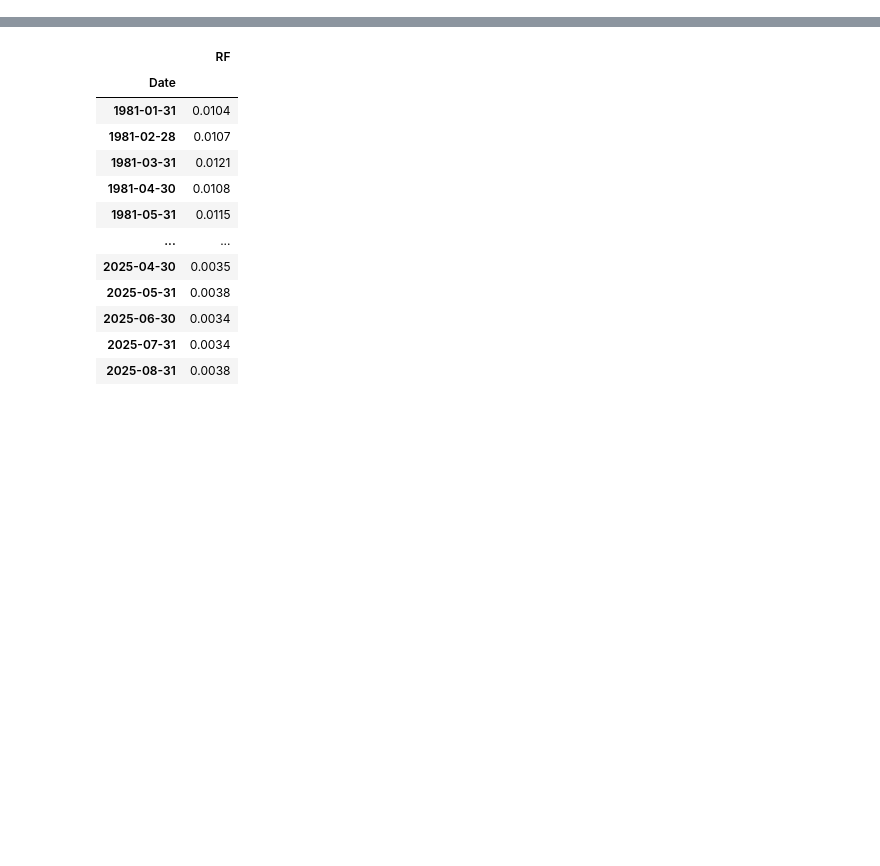
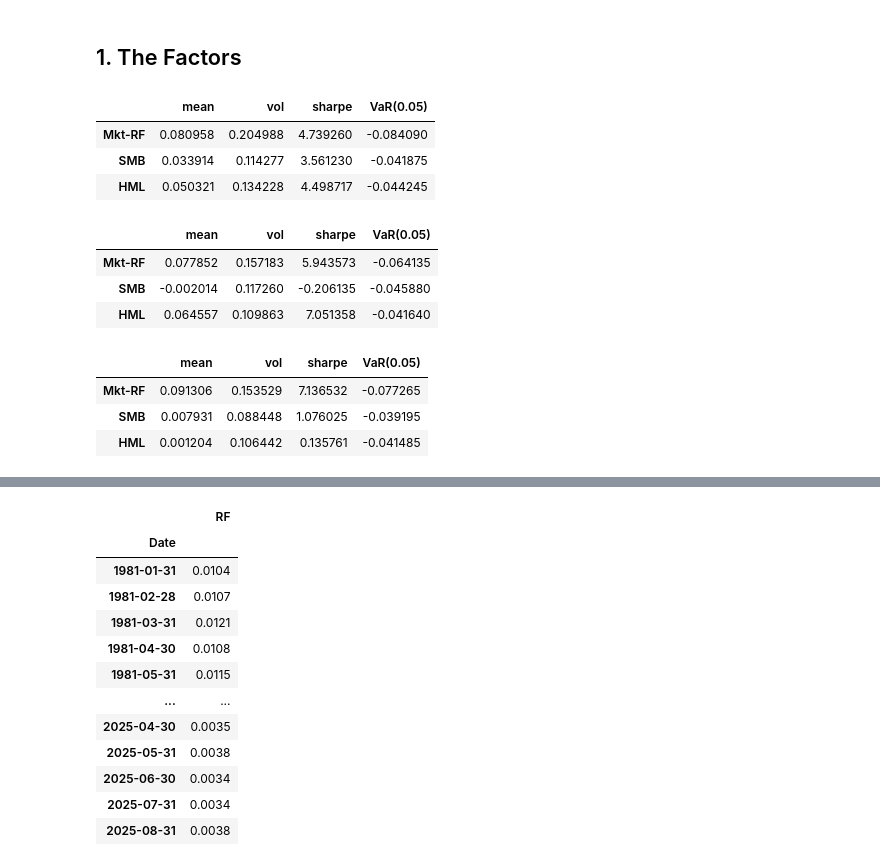
Before and after one commit to kebo1234/Portfolio-HW-Group-B-12, a Jupyter notebook: HW4/homework_4_yy.ipynb, the cells around one changed output, grey strips where cells are left out. Drawn from its saved outputs; the diff is of its cells as text; code cells hidden in the pictures; blank space fills up the shorter version.

```diff
--- a/HW4/homework_4_yy.ipynb
+++ b/HW4/homework_4_yy.ipynb
@@ -2,3 +2,5 @@
 import pandas as pd
 import numpy as np
 from sklearn.linear_model import LinearRegression
+# %% [markdown]
+## 1. The Factors
@@ -4,0 +11,33 @@ from sklearn.linear_model import LinearRegression
+# %%
+df_beg_1980 = df.loc[:"1980"]
+df_beg_1980_result = pd.DataFrame([df_beg_1980.mean(axis=0) * 12, df_beg_1980.std(axis=0) * np.sqrt(12),
+              df_beg_1980.mean(axis=0) * 12 /df_beg_1980.std(axis=0) * np.sqrt(12),
+              df_beg_1980.quantile(0.05)], index = ['mean', 'vol', 'sharpe', 'VaR(0.05)']).T
+df_beg_1980_result
+# %% [output]
+|  | mean | vol | sharpe | VaR(0.05) |
+| Mkt-RF | 0.080958 | 0.204988 | 4.739260 | -0.084090 |
+| SMB | 0.033914 | 0.114277 | 3.561230 | -0.041875 |
+| HML | 0.050321 | 0.134228 | 4.498717 | -0.044245 |
+# %%
+df_1981_2001 = df.loc["1981":"2001"]
+df_1981_2001_result = pd.DataFrame([df_1981_2001.mean(axis=0) * 12, df_1981_2001.std(axis=0) * np.sqrt(12),
+              df_1981_2001.mean(axis=0) * 12 /df_1981_2001.std(axis=0) * np.sqrt(12),
+              df_1981_2001.quantile(0.05)], index = ['mean', 'vol', 'sharpe', 'VaR(0.05)']).T
+df_1981_2001_result
+# %% [output]
+|  | mean | vol | sharpe | VaR(0.05) |
+| Mkt-RF | 0.077852 | 0.157183 | 5.943573 | -0.064135 |
+| SMB | -0.002014 | 0.117260 | -0.206135 | -0.045880 |
+| HML | 0.064557 | 0.109863 | 7.051358 | -0.041640 |
+# %%
+df_2002_end = df.loc["2002":]
+df_2002_end_result = pd.DataFrame([df_2002_end.mean(axis=0) * 12, df_2002_end.std(axis=0) * np.sqrt(12),
+              df_2002_end.mean(axis=0) * 12 /df_2002_end.std(axis=0) * np.sqrt(12),
+              df_2002_end.quantile(0.05)], index = ['mean', 'vol', 'sharpe', 'VaR(0.05)']).T
+df_2002_end_result
+# %% [output]
+|  | mean | vol | sharpe | VaR(0.05) |
+| Mkt-RF | 0.091306 | 0.153529 | 7.136532 | -0.077265 |
+| SMB | 0.007931 | 0.088448 | 1.076025 | -0.039195 |
+| HML | 0.001204 | 0.106442 | 0.135761 | -0.041485 |
```
Also changed, not shown: parts of 13 cells of this notebook, 4 other files.
